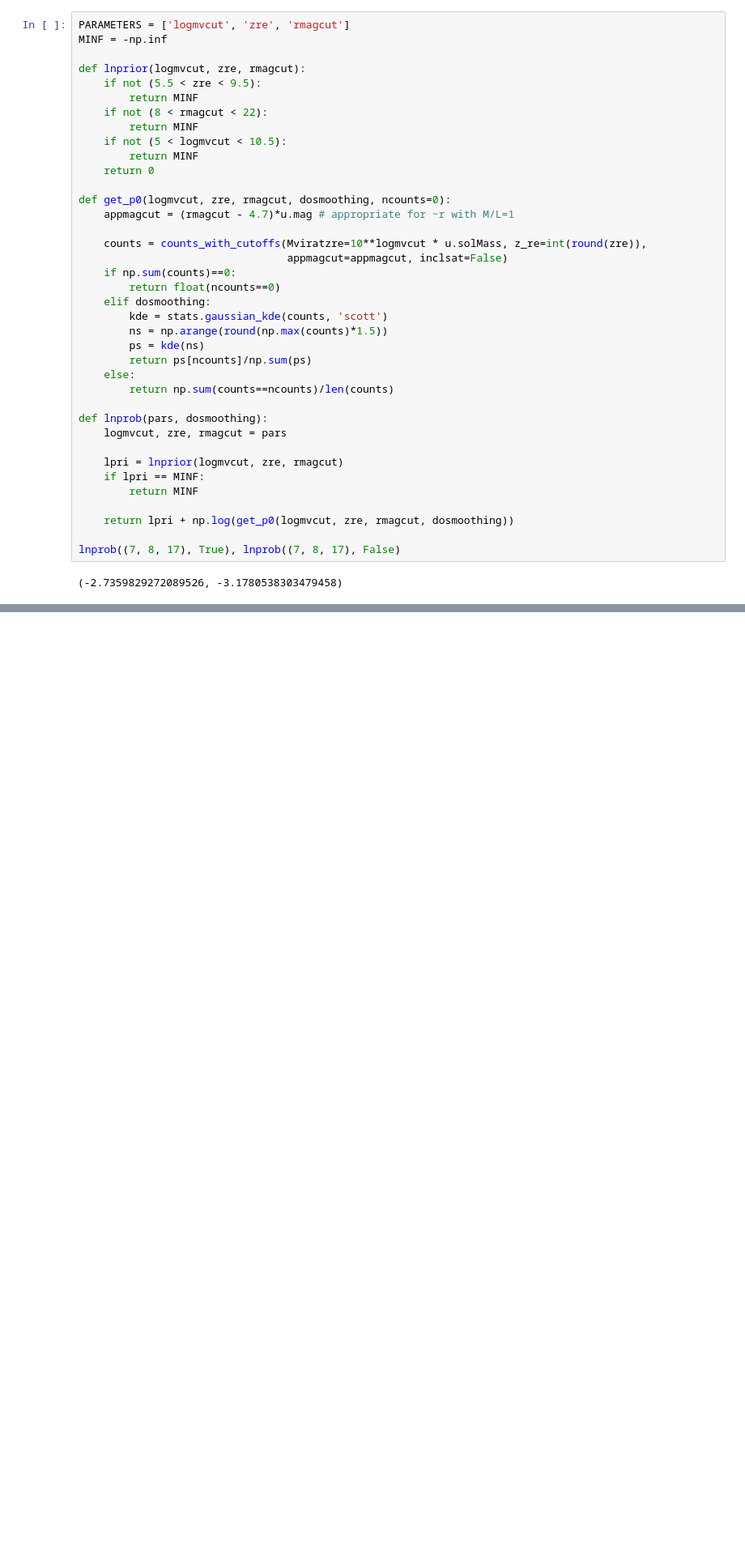
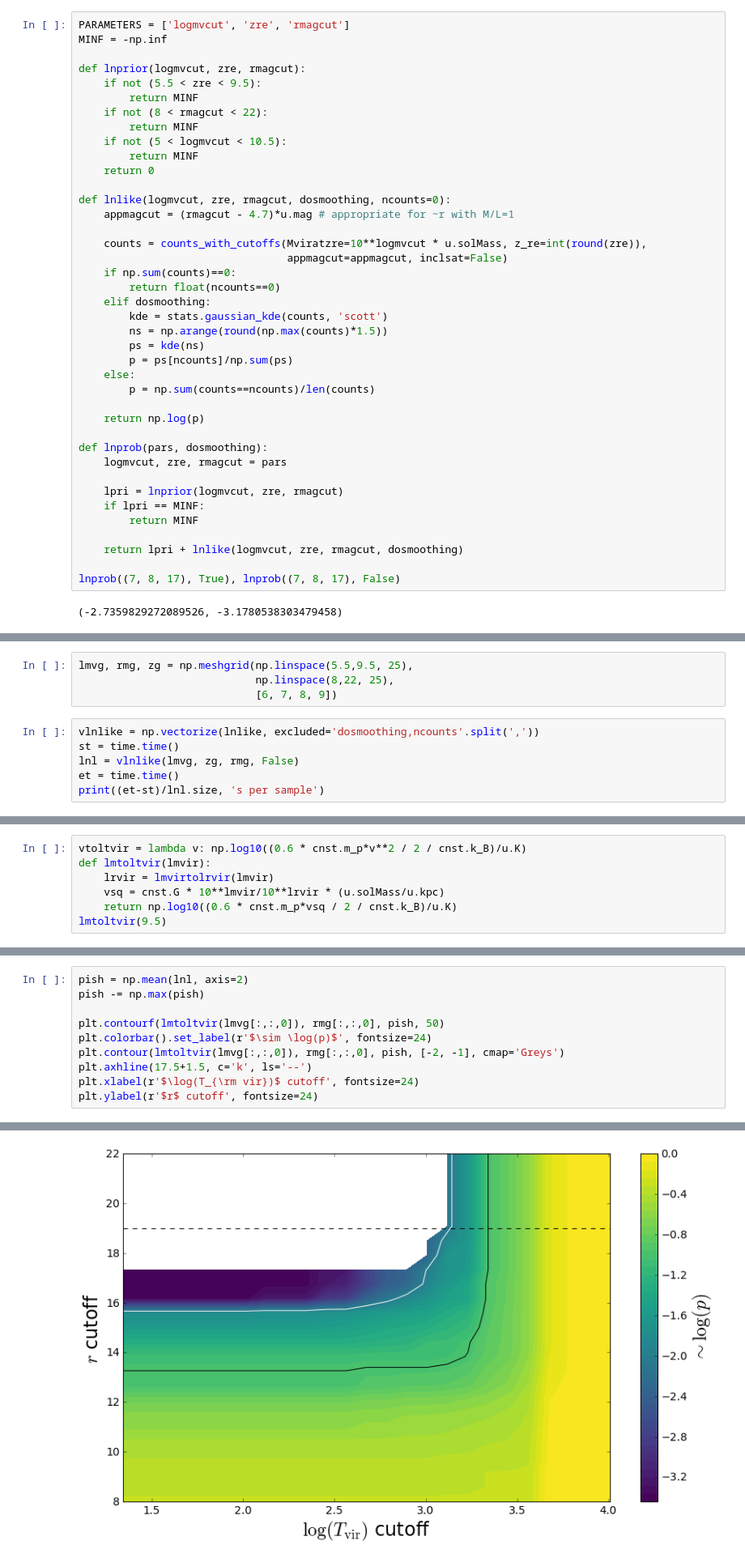
Before and after one commit to eteq/galvis, a Jupyter notebook: Probabilistic Experiments.ipynb, the cells around one changed output, grey strips where cells are left out. Shown at 81% size. Saved outputs shown, nothing was run; the diff lists cells and outputs as text; blank space fills up the shorter version.

```diff
--- a/Probabilistic Experiments.ipynb
+++ b/Probabilistic Experiments.ipynb
@@ -150,7 +153,7 @@ def lnprior(logmvcut, zre, rmagcut):
         return MINF
     return 0
 
-def get_p0(logmvcut, zre, rmagcut, dosmoothing, ncounts=0):
+def lnlike(logmvcut, zre, rmagcut, dosmoothing, ncounts=0):
     appmagcut = (rmagcut - 4.7)*u.mag # appropriate for ~r with M/L=1
 
     counts = counts_with_cutoffs(Mviratzre=10**logmvcut * u.solMass, z_re=int(round(zre)),
@@ -161,9 +164,11 @@ def get_p0(logmvcut, zre, rmagcut, dosmoothing, ncounts=0):
         kde = stats.gaussian_kde(counts, 'scott')
         ns = np.arange(round(np.max(counts)*1.5))
         ps = kde(ns)
-        return ps[ncounts]/np.sum(ps)
+        p = ps[ncounts]/np.sum(ps)
     else:
-        return np.sum(counts==ncounts)/len(counts)
+        p = np.sum(counts==ncounts)/len(counts)
+
+    return np.log(p)
 
 def lnprob(pars, dosmoothing):
     logmvcut, zre, rmagcut = pars
@@ -172,7 +177,7 @@ def lnprob(pars, dosmoothing):
     if lpri == MINF:
         return MINF
 
-    return lpri + np.log(get_p0(logmvcut, zre, rmagcut, dosmoothing))
+    return lpri + lnlike(logmvcut, zre, rmagcut, dosmoothing)
 
 lnprob((7, 8, 17), True), lnprob((7, 8, 17), False)
 # %% [output]
@@ -274,0 +282,10 @@ None
+# %%
+lmvg, rmg, zg = np.meshgrid(np.linspace(5.5,9.5, 25),
+                            np.linspace(8,22, 25),
+                            [6, 7, 8, 9])
+# %%
+vlnlike = np.vectorize(lnlike, excluded='dosmoothing,ncounts'.split(','))
+st = time.time()
+lnl = vlnlike(lmvg, zg, rmg, False)
+et = time.time()
+print((et-st)/lnl.size, 's per sample')
@@ -274,0 +294,7 @@ None
+# %%
+vtoltvir = lambda v: np.log10((0.6 * cnst.m_p*v**2 / 2 / cnst.k_B)/u.K)
+def lmtoltvir(lmvir):
+    lrvir = lmvirtolrvir(lmvir)
+    vsq = cnst.G * 10**lmvir/10**lrvir * (u.solMass/u.kpc)
+    return np.log10((0.6 * cnst.m_p*vsq / 2 / cnst.k_B)/u.K)
+lmtoltvir(9.5)
@@ -274,0 +303,11 @@ None
+# %%
+pish = np.mean(lnl, axis=2)
+pish -= np.max(pish)
+
+plt.contourf(lmtoltvir(lmvg[:,:,0]), rmg[:,:,0], pish, 50)
+plt.colorbar().set_label(r'$\sim \log(p)$', fontsize=24)
+plt.contour(lmtoltvir(lmvg[:,:,0]), rmg[:,:,0], pish, [-2, -1], cmap='Greys')
+plt.axhline(17.5+1.5, c='k', ls='--')
+plt.xlabel(r'$\log(T_{\rm vir})$ cutoff', fontsize=24)
+plt.ylabel(r'$r$ cutoff', fontsize=24)
+# %% [output]
@@ -275,3 +315,4 @@ None
+[figure, added]
 # %% [markdown]
 Andrew's suggestions to try:
 * add .3 dex scatter to SMHMR
```
Also changed, not shown: parts of 12 cells of this notebook.
